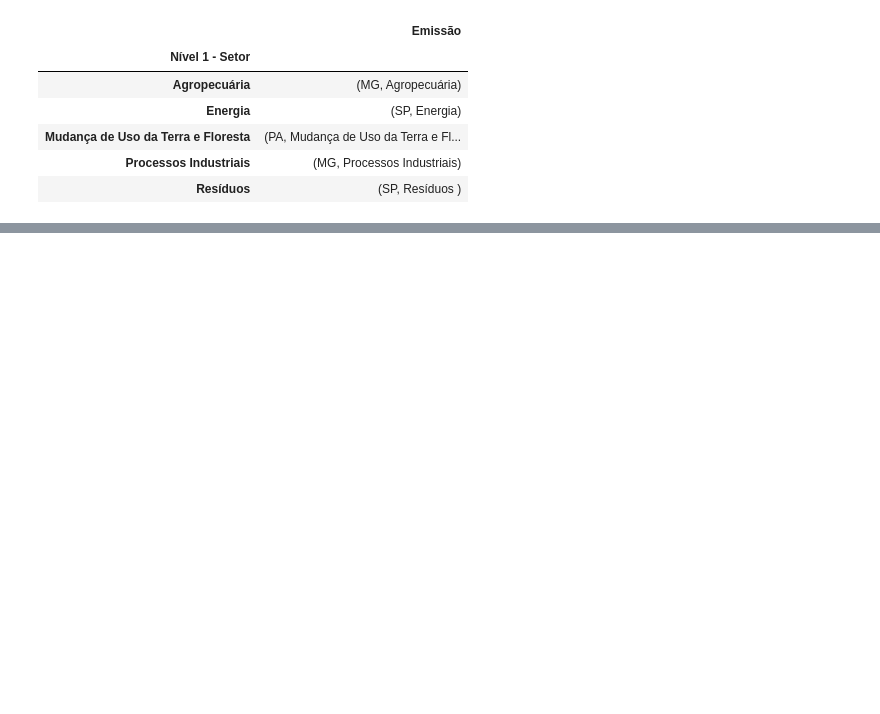
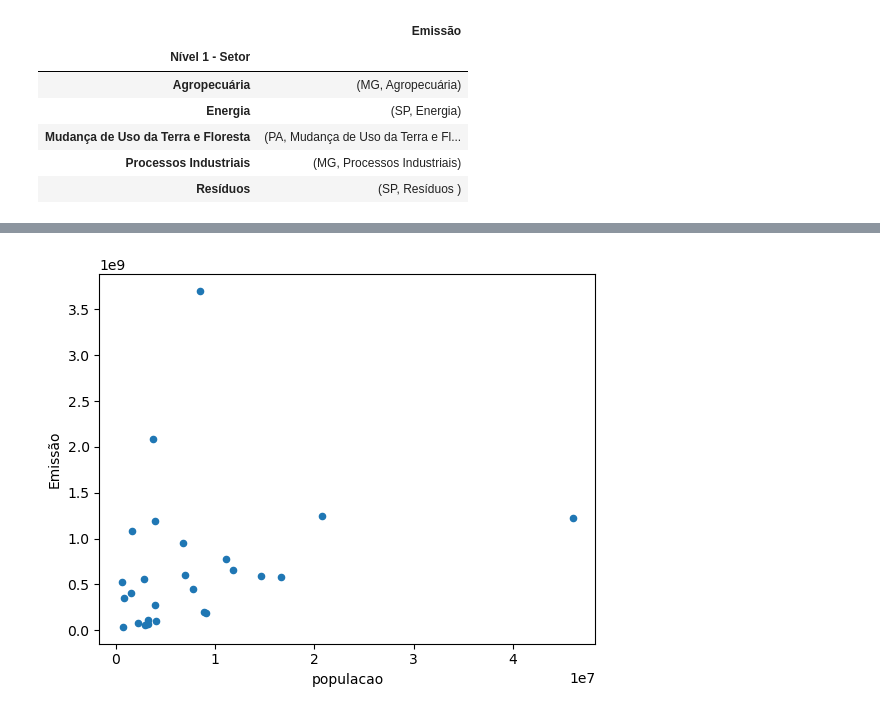
Before and after one commit to victorccampos/DataScienceWithPython, a Jupyter notebook: Pandas/Pandas03.ipynb, the cells around one changed output, grey strips where cells are left out. Cells and saved outputs as stored; diff of their text form; code cells hidden in the pictures; blank space fills up the shorter version.

```diff
--- a/Pandas/Pandas03.ipynb
+++ b/Pandas/Pandas03.ipynb
@@ -972,0 +1122,3 @@ emissoes_estados_setor.groupby(level = 1).idxmax()
+# %%
+pop_estados = pop_estados.groupby('UF')[['populacao']].sum()
+pop_estados
@@ -972,0 +1144,2 @@ emissoes_estados_setor.groupby(level = 1).idxmax()
+# %%
+pop_estados = pop_estados.reset_index() # Transforma novamente o Index em 1,2,3,4,...
@@ -972,0 +1170,5 @@ emissoes_estados_setor.groupby(level = 1).idxmax()
+# %%
+emissao_estados_2021 = emissoes_por_ano[
+    emissoes_por_ano['Ano'] == 2021
+    ].groupby('Estado')[['Emissão']].sum().reset_index()
+emissao_estados_2021
@@ -972,0 +1193,3 @@ emissoes_estados_setor.groupby(level = 1).idxmax()
+# %%
+emissao_per_capita = pd.merge(left=emissao_estados_2021, right=pop_estados, left_on='Estado', right_on='UF')
+emissao_per_capita
@@ -972,0 +1214,4 @@ emissoes_estados_setor.groupby(level = 1).idxmax()
+# %%
+emissao_per_capita.plot(kind='scatter', x='populacao', y='Emissão');
+# %% [output]
+[figure, added]
```
Also changed, not shown: parts of 26 cells of this notebook, 2 other files.
